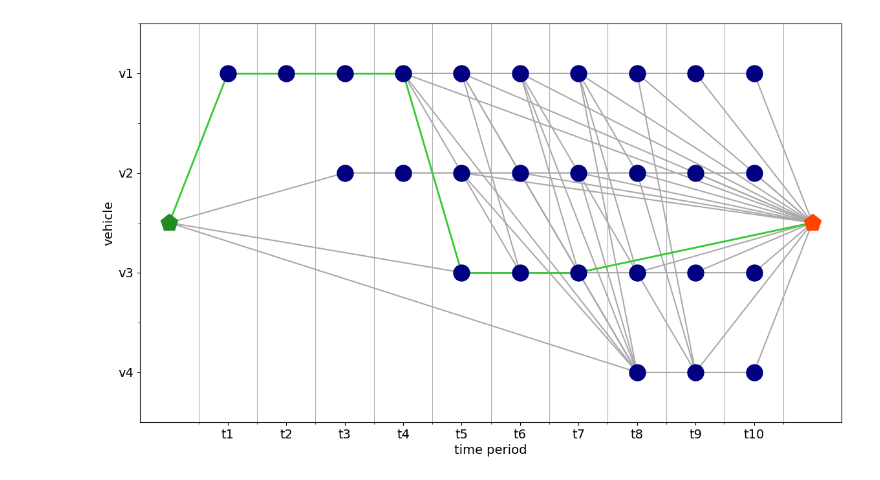
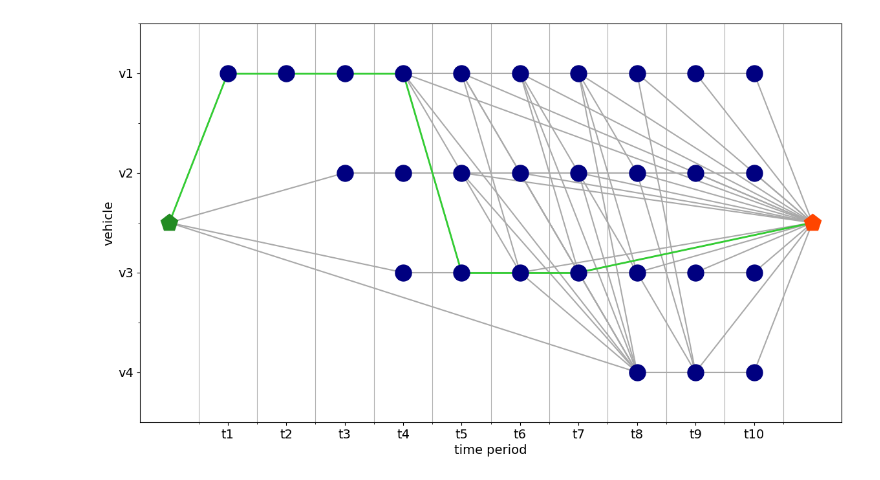
Before and after one commit to juanbeta98/MOPTA-23, a Jupyter notebook: SPPRC.ipynb, the cells around one changed output. Saved outputs shown, nothing was run; the diff lists cells and outputs as text; code cells hidden in the pictures.

```diff
--- a/SPPRC.ipynb
+++ b/SPPRC.ipynb
@@ -54,12 +54,14 @@ def plot_graph(s,V,A,C,T,a,k,color_arcs = False,Route=None):
 # %%
 C = list(range(1,5))
 T = list(range(1,11))
-
+cd = 0.041; cw = 0.0388
 
 k = dict(zip([(c,1) for c in C],[4,3,3,2]))
-a = dict(zip([(c,1) for c in C],[1,3,5,8]))
+a = dict(zip([(c,1) for c in C],[1,3,4,8]))
+d = dict(zip([(c,1) for c in C],[10,20,30,40]))
+p = dict(zip([(c,1) for c in C],[130+d[c,1] for c in C]))
 # %%
-def get_graph(s,C,T,a,k):
+def get_graph(s,C,T,a,k,d,p,cd,cw,pi,sigma):
 
     def feas_B(n1,n2):
         return (n1[0] != n2[0]) and (n2[1] == max(n1[1]+1,a[n2[0],s])) and (a[n1[0],s] <= a[n2[0],s]) and (n1[1]-a[n1[0],s]+1 >= k[n1[0],s]) and (n2[1]+k[n2[0],s]-1<=T[-1])
@@ -74,10 +76,15 @@ def get_graph(s,C,T,a,k):
 
     A = {"D":D,"W":W,"B":B,"E":E}
 
-    return V,A
+    rc = [cd*d[j[0],s]-pi[j[0]]-sigma[s] for (i,j) in A["D"]] + \
+        [cw*p[i[0],s]/k[i[0],s] for (i,j) in A["W"]] + \
+        [cw*p[i[0],s]/k[i[0],s]+cd*d[j[0],s]-pi[j[0]] for (i,j) in A["B"]] + \
+        [cw*p[i[0],s]/k[i[0],s] for (i,j) in A["E"]]
+
+    return V,A,rc
 # %%
-V,A = get_graph(1,C,T,a,k)
+V,A,rc = get_graph(1,C,T,a,k,d,p,cd,cw,{c:0 for c in C},{1:0})
 route = [(2.5,0),(1,1),(1,2),(1,3),(1,4),(3,5),(3,6),(3,7),(2.5,T[-1]+1)]
-plot_graph(1,V,A,C,T,a,k, Route=route)
+plot_graph(1,V,A,C,T,a,k,Route=route)
 # %% [output]
-[figure, old version]
+[figure, new version]
```
Also changed, not shown: 1 other file.
